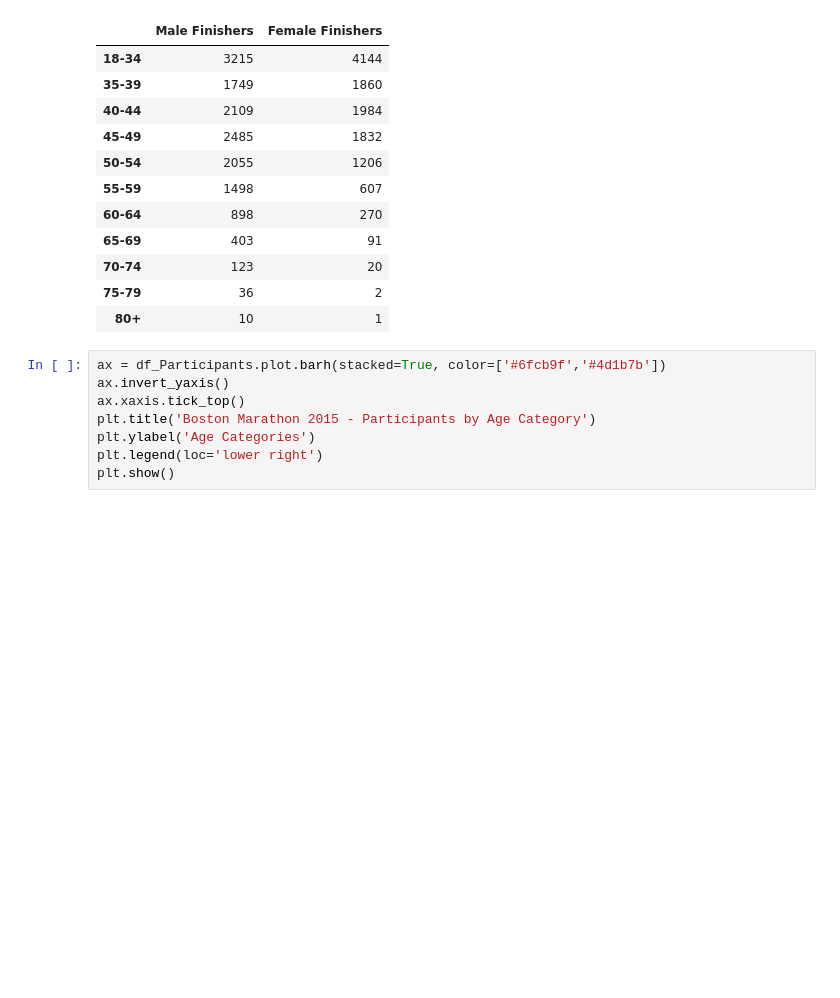
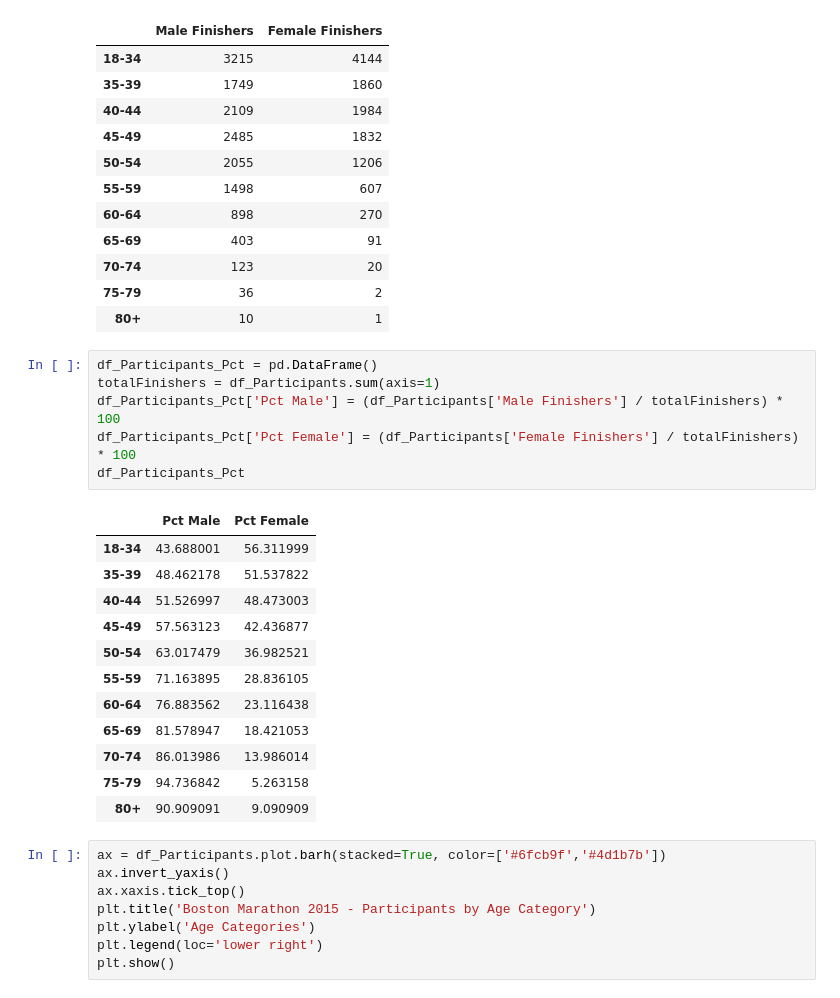
Before and after one commit to mpampolina/Project-Boston, a Jupyter notebook: Project-Boston.ipynb, the cells around one changed output. Drawn from its saved outputs; the diff is of its cells as text; blank space fills up the shorter version.

```diff
--- a/Project-Boston.ipynb
+++ b/Project-Boston.ipynb
@@ -218,6 +218,25 @@ df_Participants
 | 70-74 | 123 | 20 |
 | 75-79 | 36 | 2 |
 | 80+ | 10 | 1 |
+# %%
+df_Participants_Pct = pd.DataFrame()
+totalFinishers = df_Participants.sum(axis=1)
+df_Participants_Pct['Pct Male'] = (df_Participants['Male Finishers'] / totalFinishers) * 100
+df_Participants_Pct['Pct Female'] = (df_Participants['Female Finishers'] / totalFinishers) * 100
+df_Participants_Pct
+# %% [output]
+|  | Pct Male | Pct Female |
+| 18-34 | 43.688001 | 56.311999 |
+| 35-39 | 48.462178 | 51.537822 |
+| 40-44 | 51.526997 | 48.473003 |
+| 45-49 | 57.563123 | 42.436877 |
+| 50-54 | 63.017479 | 36.982521 |
+| 55-59 | 71.163895 | 28.836105 |
+| 60-64 | 76.883562 | 23.116438 |
+| 65-69 | 81.578947 | 18.421053 |
+| 70-74 | 86.013986 | 13.986014 |
+| 75-79 | 94.736842 | 5.263158 |
+| 80+ | 90.909091 | 9.090909 |
 # %%
 ax = df_Participants.plot.barh(stacked=True, color=['#6fcb9f','#4d1b7b'])
 ax.invert_yaxis()
```
Also changed, not shown: parts of 12 cells of this notebook.
